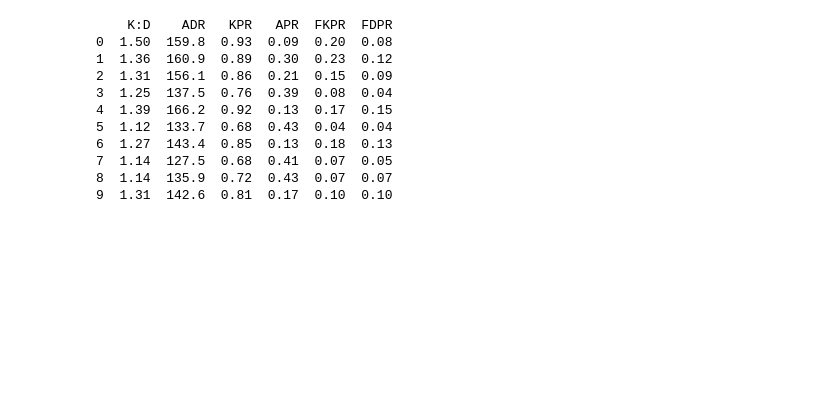
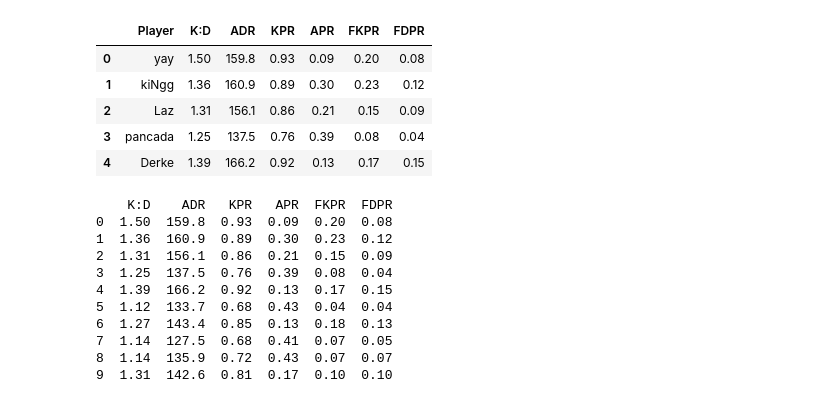
Before and after one commit to igoyalsamarth/role-recommender-system, a Jupyter notebook: Untitled.ipynb, the cells around one changed output. Cells and saved outputs as stored; diff of their text form; code cells hidden in the pictures; blank space fills up the shorter version.

```diff
--- a/Untitled.ipynb
+++ b/Untitled.ipynb
@@ -18,8 +19,15 @@ Wall time: 0 ns
 # %%
 df = pd.read_csv('Valorant_Champoins_edited.csv')
 df = df.drop(['Rnd','R','KAST','K','D','A','FK','FD','CLSuc','CLSit','CL%','KMax','ACS','HS%'], axis = 1)
-df
 player = df['Player']
+df.head()
+# %% [output]
+|  | Player | K:D | ADR | KPR | APR | FKPR | FDPR |
+| 0 | yay | 1.50 | 159.8 | 0.93 | 0.09 | 0.20 | 0.08 |
+| 1 | kiNgg | 1.36 | 160.9 | 0.89 | 0.30 | 0.23 | 0.12 |
+| 2 | Laz | 1.31 | 156.1 | 0.86 | 0.21 | 0.15 | 0.09 |
+| 3 | pancada | 1.25 | 137.5 | 0.76 | 0.39 | 0.08 | 0.04 |
+| 4 | Derke | 1.39 | 166.2 | 0.92 | 0.13 | 0.17 | 0.15 |
 # %%
 X_train = df.drop(['Player'], axis = 1)
 print(X_train[:10])
```
Also changed, not shown: parts of 18 cells of this notebook.
